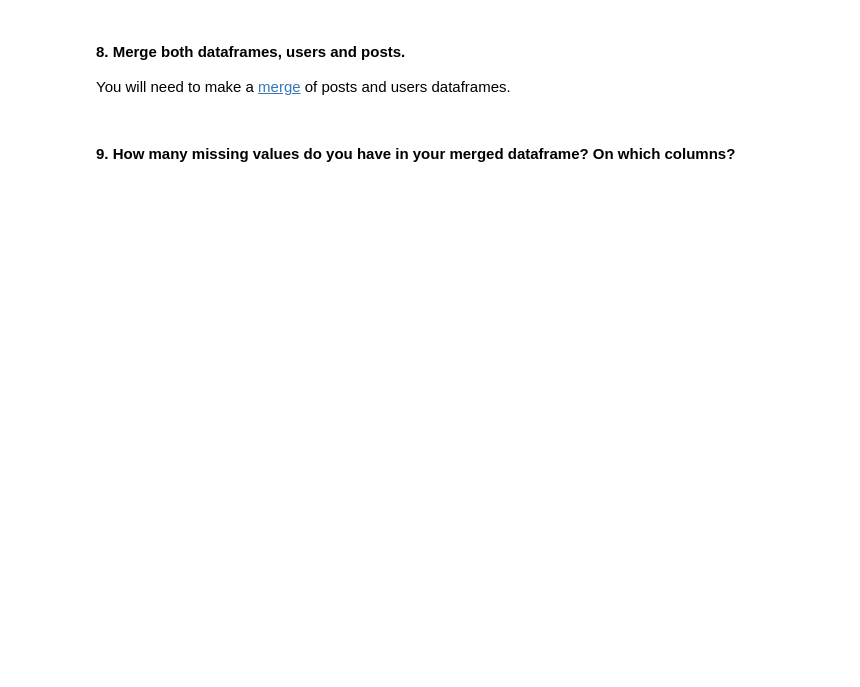
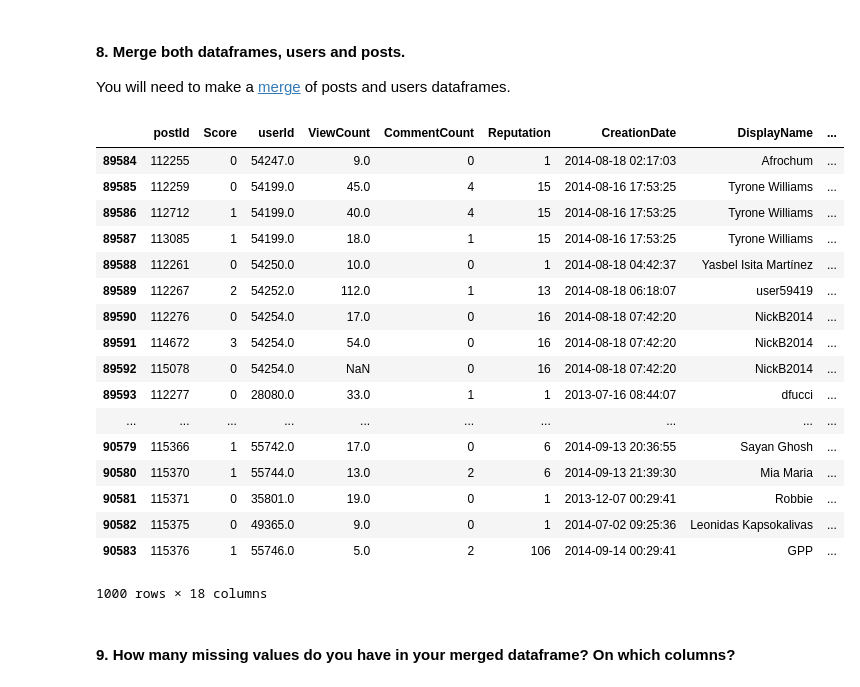
Before and after one commit to ironhack-datalabs/datamia0819, a Jupyter notebook: module-1/lab-data_cleaning/your-code/main.ipynb, the cells around one changed output. Cells and saved outputs as stored; diff of their text form; code cells hidden in the pictures; blank space fills up the shorter version.

```diff
--- a/module-1/lab-data_cleaning/your-code/main.ipynb
+++ b/module-1/lab-data_cleaning/your-code/main.ipynb
@@ -37,2 +37,6 @@ data.head()
 # %% [markdown]
 #### 5. Rename Id column to userId
+# %%
+data = data.rename(columns = {'Id':'userId'})
+data.columns
+data.head()
@@ -39,2 +50,5 @@ data.head()
 # %% [markdown]
 #### 6. Import the posts table.
+# %%
+data1 = pd.read_sql_query('SELECT * FROM posts', connection)
+data1.head()
@@ -41,2 +63,6 @@ data.head()
 # %% [markdown]
 #### 7. Rename Id column to postId and OwnerUserId to userId
+# %%
+data1 = data1.rename(columns={'Id':'postId',
+                             'OwnerUserId':'userId'})
+data1.head()
@@ -44,3 +78,10 @@ data.head()
 #### 8. Define new dataframes for users and posts with the following selected columns:
     **users columns**: userId, Reputation,Views,UpVotes,DownVotes
     **posts columns**: postId, Score,userID,ViewCount,CommentCount
+# %%
+users2= data[['userId','Reputation','Views','UpVotes','DownVotes']]
+posts2 = data1[["postId", "Score","userId","ViewCount","CommentCount"]]
+
+# newusers_col
+print(newusers_col)
+print(newposts_col)
@@ -47,5 +106,32 @@ data.head()
 # %% [markdown]
 #### 8. Merge both dataframes, users and posts.
 You will need to make a [merge](https://pandas.pydata.org/pandas-docs/stable/generated/pandas.DataFrame.merge.html) of posts and users dataframes.
+# %%
+# merge_list= pd.merge(posts2,users2, outer_on ='userId',
+#                      outer_on ='userId')
+
+
+
+merged = pd.merge(posts2,data, on = "userId")
+merged.tail(1000)
+# %% [output]
+|  | postId | Score | userId | ViewCount | CommentCount | Reputation | CreationDate | DisplayName | ... |
+| 89584 | 112255 | 0 | 54247.0 | 9.0 | 0 | 1 | 2014-08-18 02:17:03 | Afrochum | ... |
+| 89585 | 112259 | 0 | 54199.0 | 45.0 | 4 | 15 | 2014-08-16 17:53:25 | Tyrone Williams | ... |
+| 89586 | 112712 | 1 | 54199.0 | 40.0 | 4 | 15 | 2014-08-16 17:53:25 | Tyrone Williams | ... |
+| 89587 | 113085 | 1 | 54199.0 | 18.0 | 1 | 15 | 2014-08-16 17:53:25 | Tyrone Williams | ... |
+| 89588 | 112261 | 0 | 54250.0 | 10.0 | 0 | 1 | 2014-08-18 04:42:37 | Yasbel Isita Martínez | ... |
+| 89589 | 112267 | 2 | 54252.0 | 112.0 | 1 | 13 | 2014-08-18 06:18:07 | user59419 | ... |
+| 89590 | 112276 | 0 | 54254.0 | 17.0 | 0 | 16 | 2014-08-18 07:42:20 | NickB2014 | ... |
+| 89591 | 114672 | 3 | 54254.0 | 54.0 | 0 | 16 | 2014-08-18 07:42:20 | NickB2014 | ... |
+| 89592 | 115078 | 0 | 54254.0 | NaN | 0 | 16 | 2014-08-18 07:42:20 | NickB2014 | ... |
+| 89593 | 112277 | 0 | 28080.0 | 33.0 | 1 | 1 | 2013-07-16 08:44:07 | dfucci | ... |
+| ... | ... | ... | ... | ... | ... | ... | ... | ... | ... |
+| 90579 | 115366 | 1 | 55742.0 | 17.0 | 0 | 6 | 2014-09-13 20:36:55 | Sayan Ghosh | ... |
+| 90580 | 115370 | 1 | 55744.0 | 13.0 | 2 | 6 | 2014-09-13 21:39:30 | Mia Maria | ... |
+| 90581 | 115371 | 0 | 35801.0 | 19.0 | 0 | 1 | 2013-12-07 00:29:41 | Robbie | ... |
+| 90582 | 115375 | 0 | 49365.0 | 9.0 | 0 | 1 | 2014-07-02 09:25:36 | Leonidas Kapsokalivas | ... |
+| 90583 | 115376 | 1 | 55746.0 | 5.0 | 2 | 106 | 2014-09-14 00:29:41 | GPP | ... |
+1000 rows × 18 columns
 # %% [markdown]
 #### 9. How many missing values do you have in your merged dataframe? On which columns?
```
Also changed, not shown: parts of 9 cells of this notebook, 19 other files.
